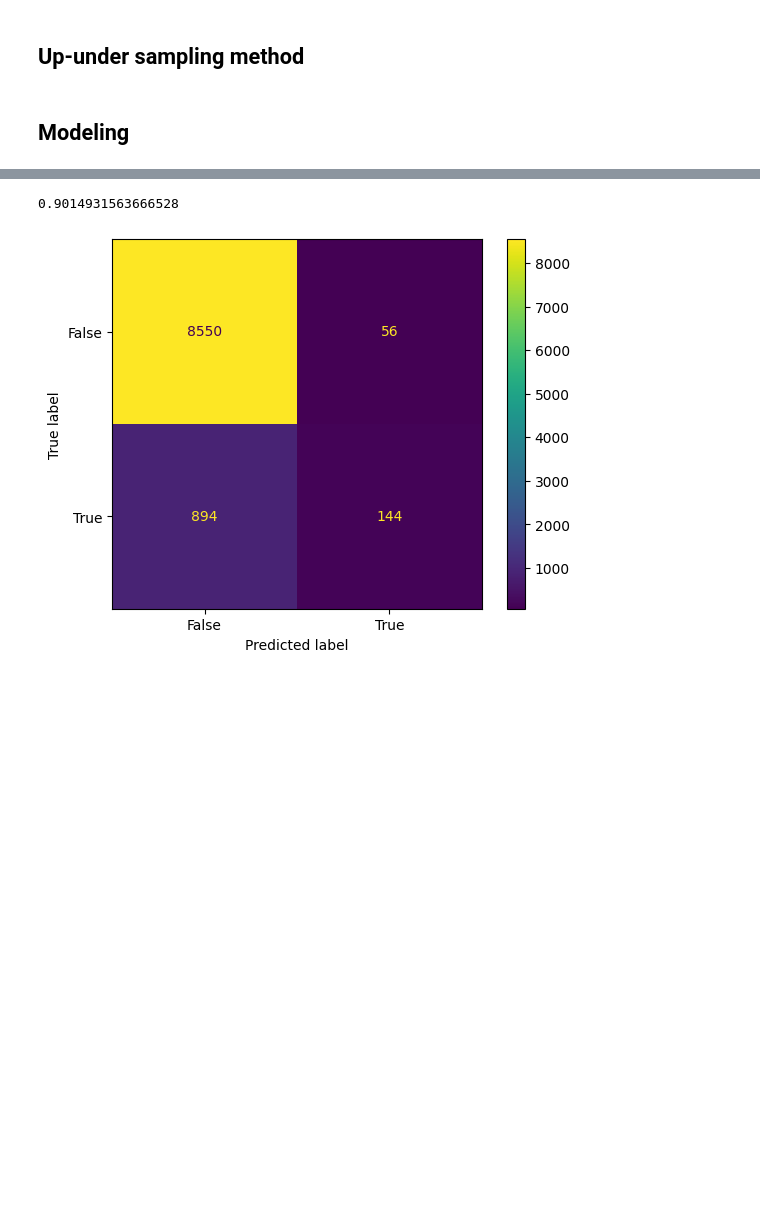
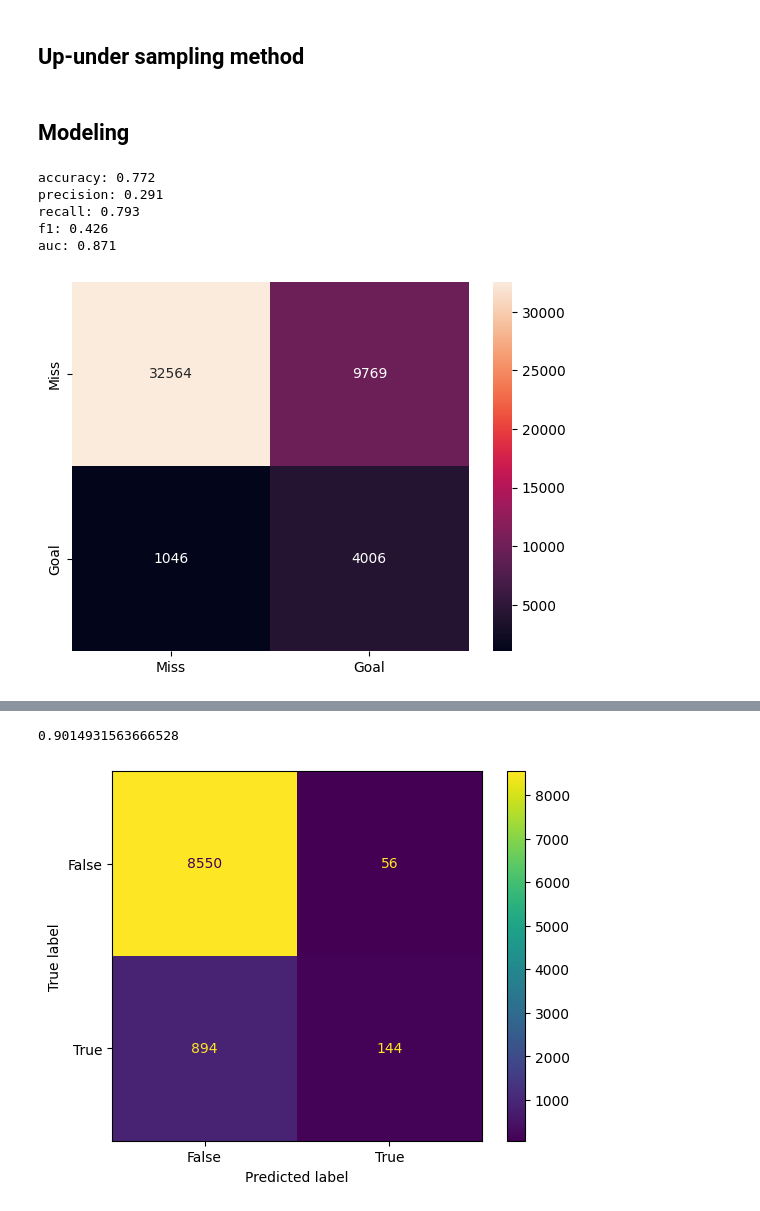
Before and after one commit to puxiao10/Hierarchy_xG_Model, a Jupyter notebook: xG_model_EPL_17-23.ipynb, the cells around one changed output, grey strips where cells are left out. Cells and saved outputs as stored; diff of their text form; code cells hidden in the pictures; blank space fills up the shorter version.

```diff
--- a/xG_model_EPL_17-23.ipynb
+++ b/xG_model_EPL_17-23.ipynb
@@ -90 +92,10 @@ prob = model.predict_proba(X_test)[:,1]
+# %%
+evaluate(input = prob_train, target = y_train, threshold = 0.5)
+# %% [output]
+accuracy: 0.772
+precision: 0.291
+recall: 0.793
+f1: 0.426
+auc: 0.871
+[figure, added]
 # %%
```
Also changed, not shown: parts of 2 cells of this notebook, 1 other file.
